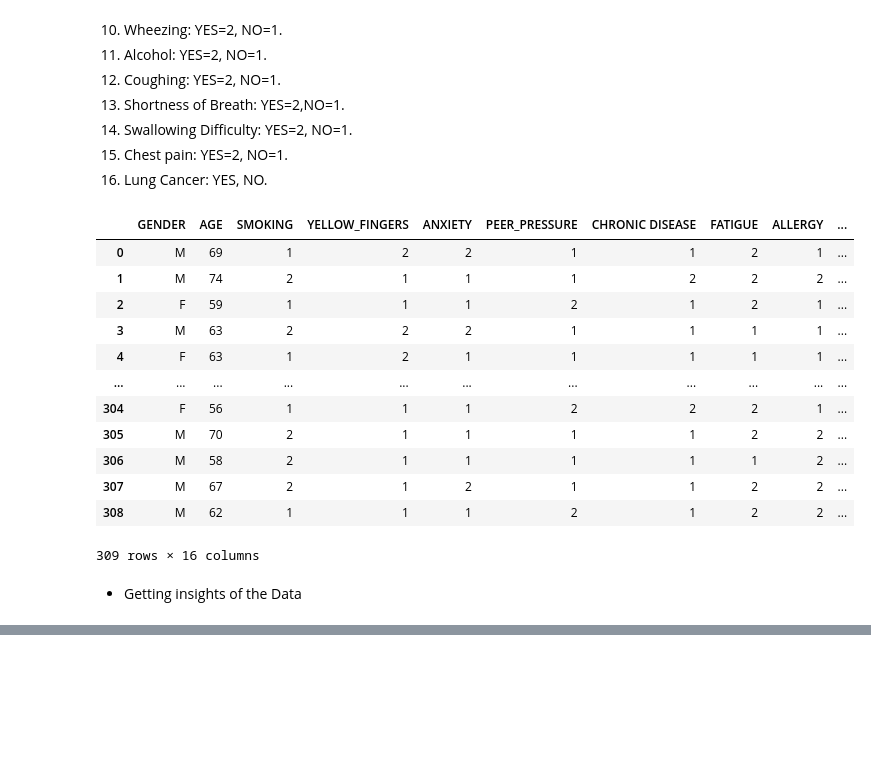
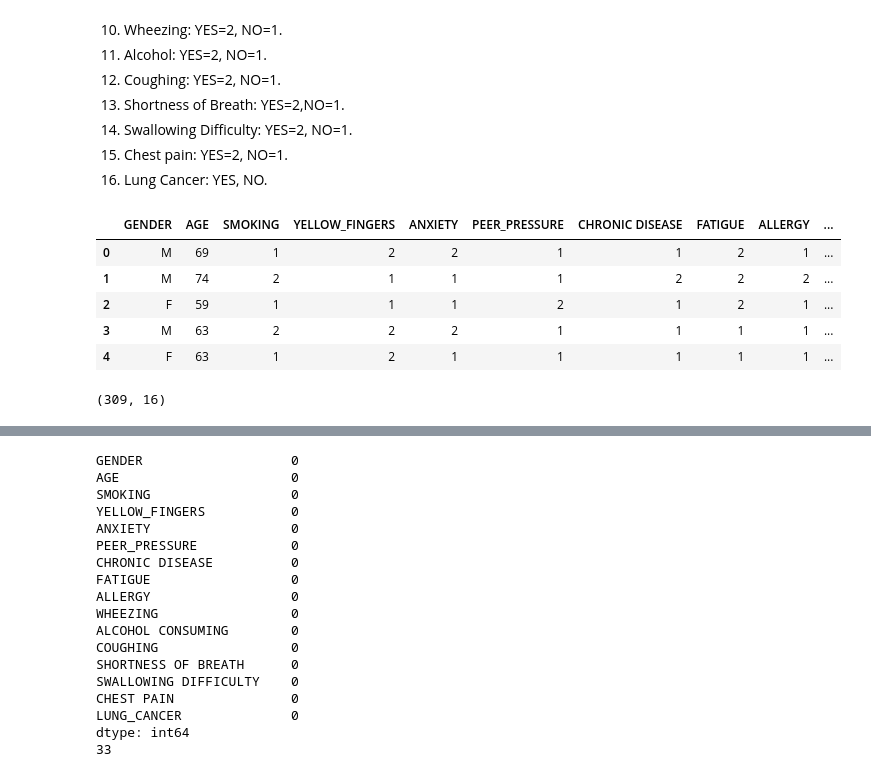
Before and after one commit to Dcoder-Nikhil/DS-projects, a Jupyter notebook: Lung Cancer Detection/lungCancerDetection.ipynb, the cells around one changed output, grey strips where cells are left out. Cells and saved outputs as stored; diff of their text form; code cells hidden in the pictures; blank space fills up the shorter version.

```diff
--- a/Lung Cancer Detection/lungCancerDetection.ipynb
+++ b/Lung Cancer Detection/lungCancerDetection.ipynb
@@ -34,23 +34,17 @@ from sklearn.preprocessing import LabelEncoder
 # %%
-# Loading the Dataset
 df = pd.read_csv("./survey lung cancer.csv")
-df
+df.head()
 # %% [output]
 |  | GENDER | AGE | SMOKING | YELLOW_FINGERS | ANXIETY | PEER_PRESSURE | CHRONIC DISEASE | FATIGUE | ALLERGY | ... |
 | 0 | M | 69 | 1 | 2 | 2 | 1 | 1 | 2 | 1 | ... |
 | 1 | M | 74 | 2 | 1 | 1 | 1 | 2 | 2 | 2 | ... |
 | 2 | F | 59 | 1 | 1 | 1 | 2 | 1 | 2 | 1 | ... |
 | 3 | M | 63 | 2 | 2 | 2 | 1 | 1 | 1 | 1 | ... |
 | 4 | F | 63 | 1 | 2 | 1 | 1 | 1 | 1 | 1 | ... |
-| ... | ... | ... | ... | ... | ... | ... | ... | ... | ... | ... |
-| 304 | F | 56 | 1 | 1 | 1 | 2 | 2 | 2 | 1 | ... |
-| 305 | M | 70 | 2 | 1 | 1 | 1 | 1 | 2 | 2 | ... |
-| 306 | M | 58 | 2 | 1 | 1 | 1 | 1 | 1 | 2 | ... |
-| 307 | M | 67 | 2 | 1 | 2 | 1 | 1 | 2 | 2 | ... |
-| 308 | M | 62 | 1 | 1 | 1 | 2 | 1 | 2 | 2 | ... |
-309 rows × 16 columns
-# %% [markdown]
-* Getting insights of the Data
+# %%
+df.shape
+# %% [output]
+(309, 16)
 # %%
 df.info()
 # %% [output]
@@ -83,3 +77,25 @@ df.describe()
 | 50% | 62.000000 | 2.000000 | 2.000000 | 1.000000 | 2.000000 | 2.000000 | 2.000000 | 2.000000 | 2.000000 | ... |
 | 75% | 69.000000 | 2.000000 | 2.000000 | 2.000000 | 2.000000 | 2.000000 | 2.000000 | 2.000000 | 2.000000 | ... |
 | max | 87.000000 | 2.000000 | 2.000000 | 2.000000 | 2.000000 | 2.000000 | 2.000000 | 2.000000 | 2.000000 | ... |
+# %%
+print(df.isna().sum())
+print(df.duplicated().sum())
+# %% [output]
+GENDER                   0
+AGE                      0
+SMOKING                  0
+YELLOW_FINGERS           0
+ANXIETY                  0
+PEER_PRESSURE            0
+CHRONIC DISEASE          0
+FATIGUE                  0
+ALLERGY                  0
+WHEEZING                 0
+ALCOHOL CONSUMING        0
+COUGHING                 0
+SHORTNESS OF BREATH      0
+SWALLOWING DIFFICULTY    0
+CHEST PAIN               0
+LUNG_CANCER              0
+dtype: int64
+33
```
Also changed, not shown: parts of 27 cells of this notebook.
